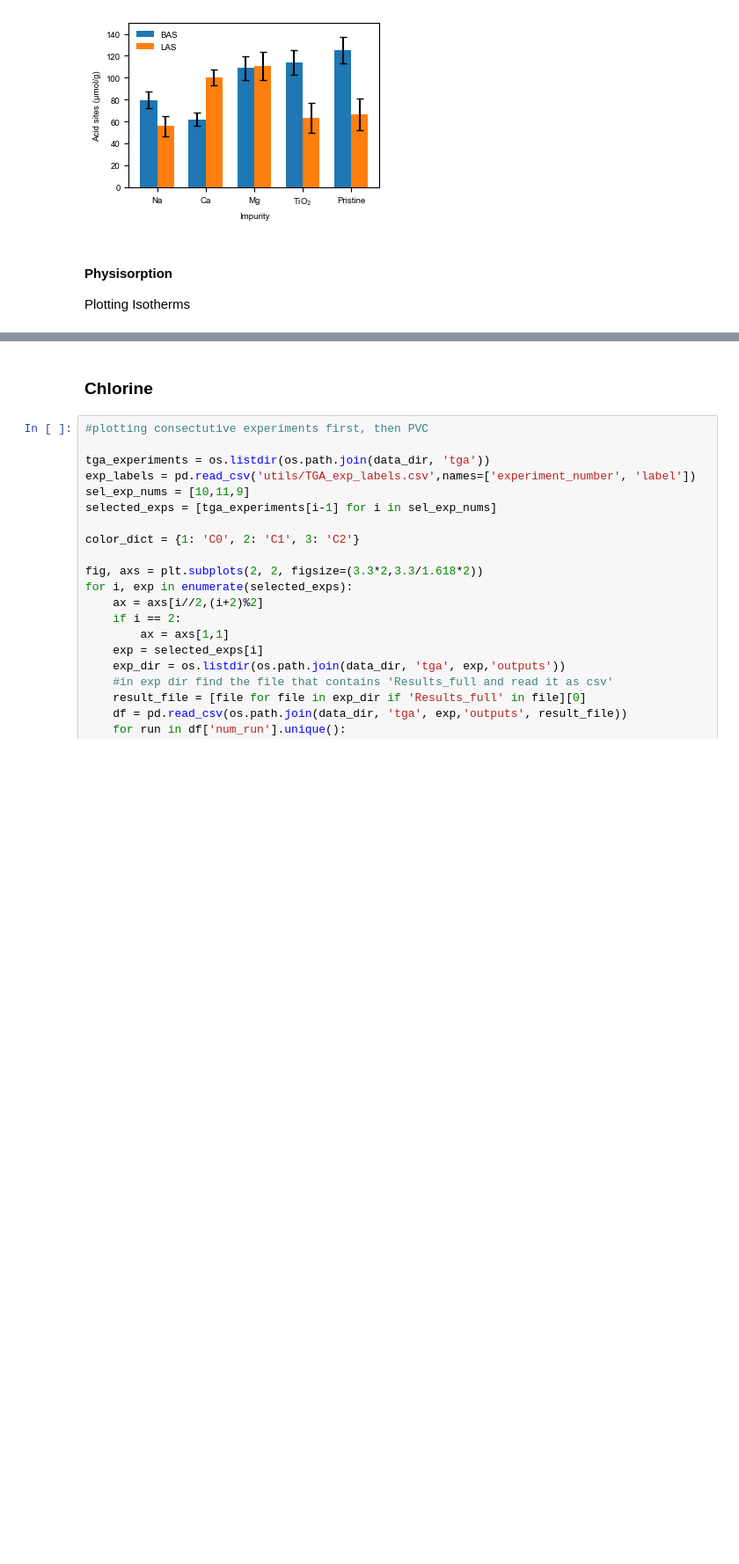
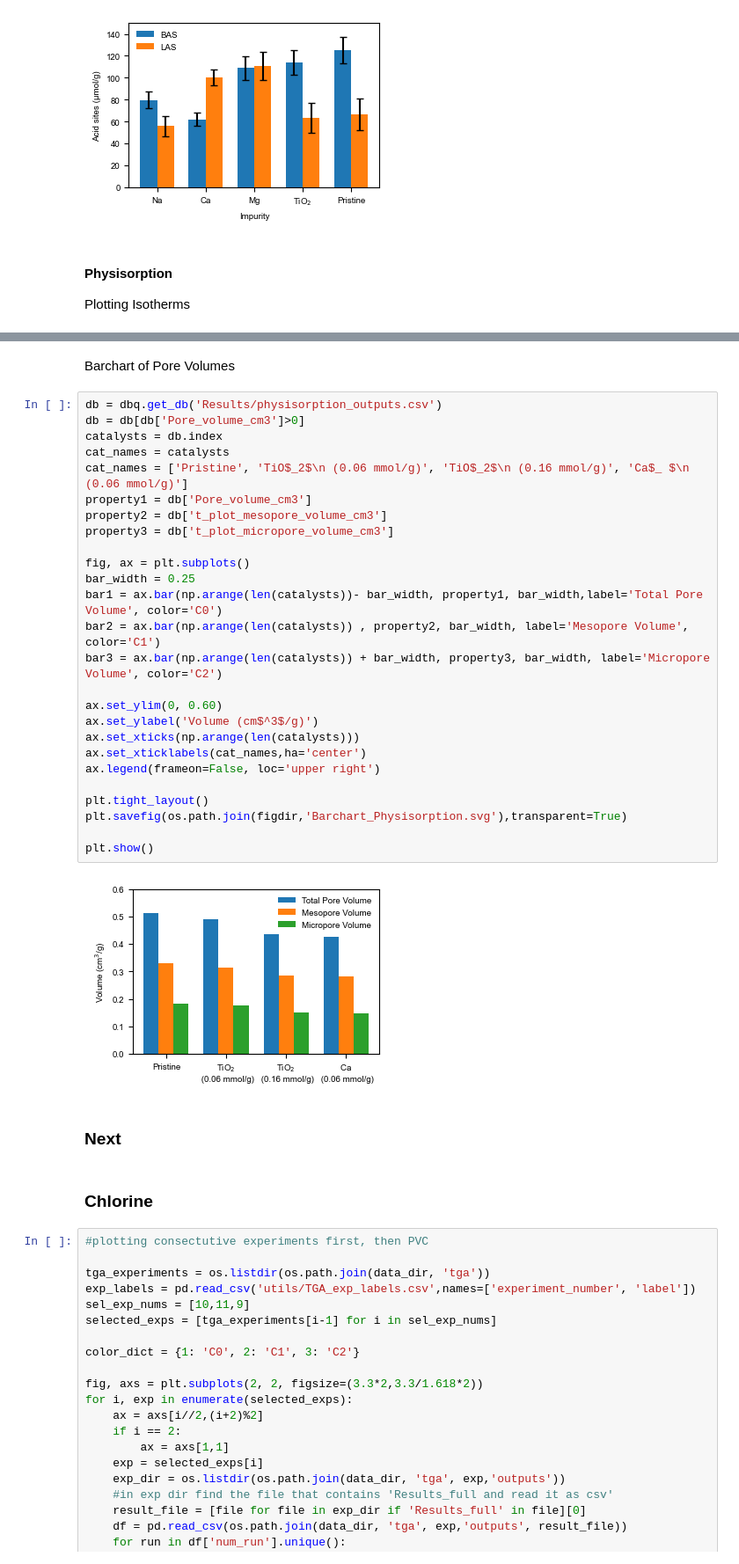
Before and after one commit to MyonicS/Manuscript_Impurities_2025, a Jupyter notebook: Impuritites_notebook.ipynb, the cells around one changed output, grey strips where cells are left out. Shown at 88% size. Cells and saved outputs as stored; diff of their text form; blank space fills up the shorter version.

```diff
--- a/Impuritites_notebook.ipynb
+++ b/Impuritites_notebook.ipynb
@@ -790,3 +896,35 @@ plt.show()
+# %% [markdown]
+Barchart of Pore Volumes
+# %%
+db = dbq.get_db('Results/physisorption_outputs.csv')
+db = db[db['Pore_volume_cm3']>0]
+catalysts = db.index
+cat_names = catalysts
+cat_names = ['Pristine', 'TiO$_2$\n (0.06 mmol/g)', 'TiO$_2$\n (0.16 mmol/g)', 'Ca$_ $\n (0.06 mmol/g)']
+property1 = db['Pore_volume_cm3']
+property2 = db['t_plot_mesopore_volume_cm3']
+property3 = db['t_plot_micropore_volume_cm3']
+
+fig, ax = plt.subplots()
+bar_width = 0.25
+bar1 = ax.bar(np.arange(len(catalysts))- bar_width, property1, bar_width,label='Total Pore Volume', color='C0')
+bar2 = ax.bar(np.arange(len(catalysts)) , property2, bar_width, label='Mesopore Volume', color='C1')
+bar3 = ax.bar(np.arange(len(catalysts)) + bar_width, property3, bar_width, label='Micropore Volume', color='C2')
+
+ax.set_ylim(0, 0.60)
+ax.set_ylabel('Volume (cm$^3$/g)')
+ax.set_xticks(np.arange(len(catalysts)))
+ax.set_xticklabels(cat_names,ha='center')
+ax.legend(frameon=False, loc='upper right')
+
+plt.tight_layout()
+plt.savefig(os.path.join(figdir,'Barchart_Physisorption.svg'),transparent=True)
+
+plt.show()
+# %% [output]
+[figure, added]
+# %% [markdown]
+### Next
 # %% [markdown]
 ### Chlorine
 # %%
```
Also changed, not shown: parts of 8 cells of this notebook, 1 other file.
